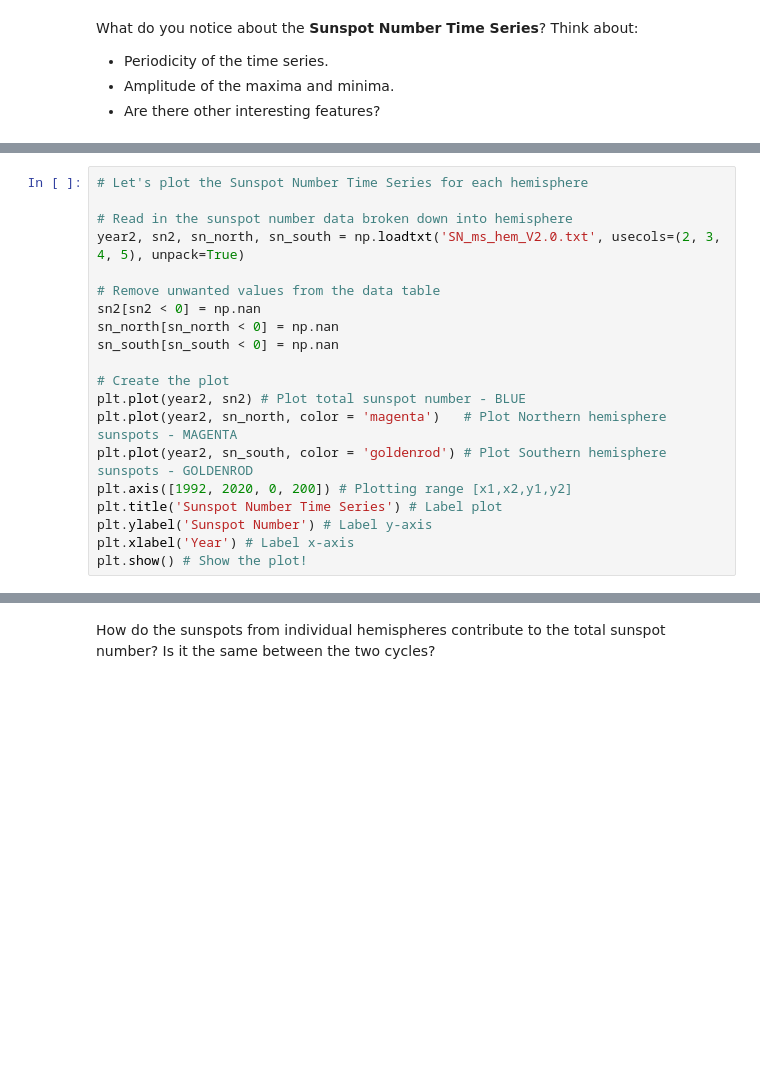
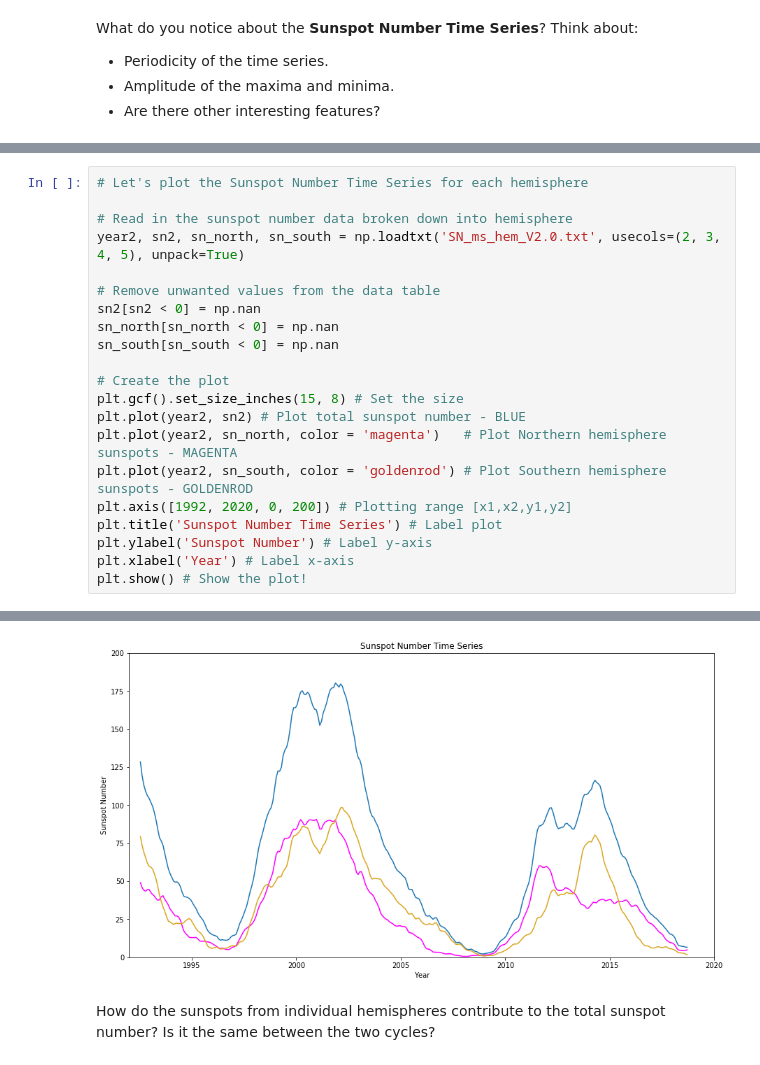
Before and after one commit to chihway/astr133, a Jupyter notebook: Week5/solar_cycle_discovery.ipynb, the cells around one changed output, grey strips where cells are left out. Drawn from its saved outputs; the diff is of its cells as text; blank space fills up the shorter version.

```diff
--- a/Week5/solar_cycle_discovery.ipynb
+++ b/Week5/solar_cycle_discovery.ipynb
@@ -80,6 +78,7 @@ sn_north[sn_north < 0] = np.nan
 sn_south[sn_south < 0] = np.nan
 
 # Create the plot
+plt.gcf().set_size_inches(15, 8) # Set the size
 plt.plot(year2, sn2) # Plot total sunspot number - BLUE
 plt.plot(year2, sn_north, color = 'magenta')   # Plot Northern hemisphere sunspots - MAGENTA
 plt.plot(year2, sn_south, color = 'goldenrod') # Plot Southern hemisphere sunspots - GOLDENROD
@@ -94,3 +91,4 @@ plt.show() # Show the plot!
+[figure, added]
 # %% [markdown]
 How do the sunspots from individual hemispheres contribute to the total sunspot number? Is it the same between the two cycles?
 # %% [markdown]
```
Also changed, not shown: parts of 9 cells of this notebook.
